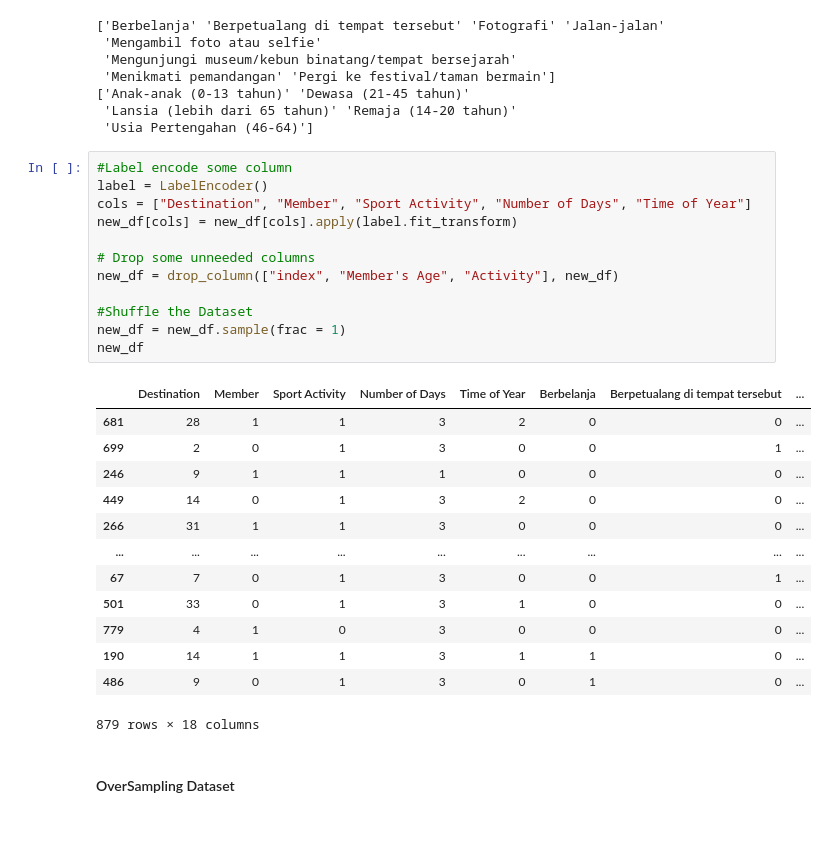
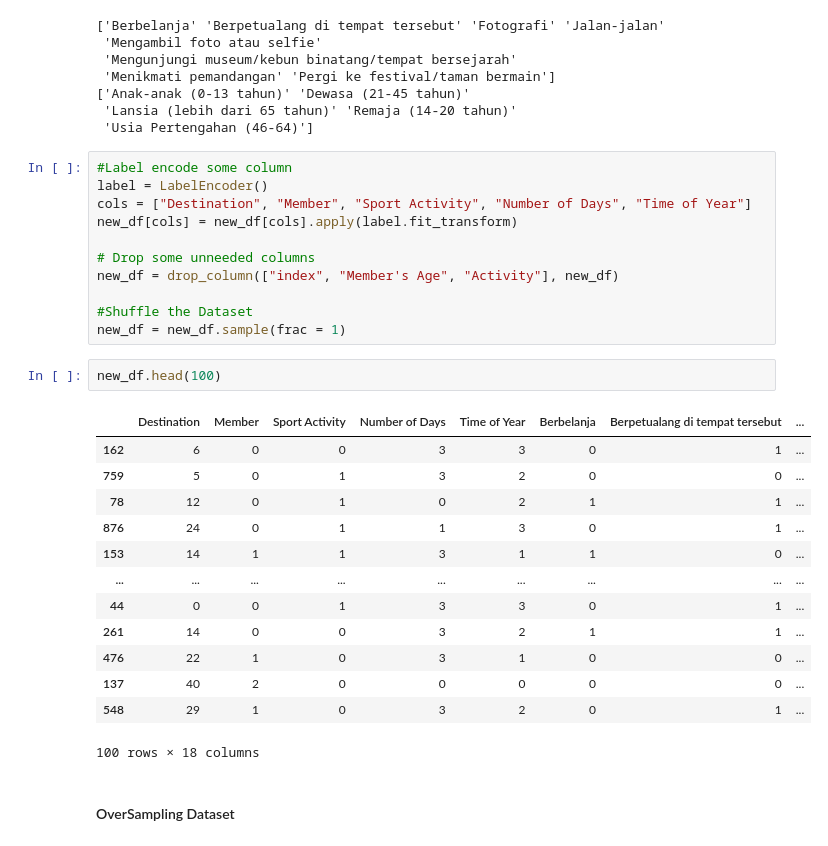
Before and after one commit to C22-PS165-Heal-Go/HnG-MachineLearning, a Jupyter notebook: src/dl_model.ipynb, the cells around one changed output. Drawn from its saved outputs; the diff is of its cells as text.

```diff
--- a/src/dl_model.ipynb
+++ b/src/dl_model.ipynb
@@ -141,21 +178,22 @@ new_df = drop_column(["index", "Member's Age", "Activity"], new_df)
 
 #Shuffle the Dataset
 new_df = new_df.sample(frac = 1)
-new_df
-# %% [output]
-|  | Destination | Member | Sport Activity | Number of Days | Time of Year | Berbelanja | Berpetualang di tempat tersebut | ... |
-| 681 | 28 | 1 | 1 | 3 | 2 | 0 | 0 | ... |
-| 699 | 2 | 0 | 1 | 3 | 0 | 0 | 1 | ... |
-| 246 | 9 | 1 | 1 | 1 | 0 | 0 | 0 | ... |
-| 449 | 14 | 0 | 1 | 3 | 2 | 0 | 0 | ... |
-| 266 | 31 | 1 | 1 | 3 | 0 | 0 | 0 | ... |
-| ... | ... | ... | ... | ... | ... | ... | ... | ... |
-| 67 | 7 | 0 | 1 | 3 | 0 | 0 | 1 | ... |
-| 501 | 33 | 0 | 1 | 3 | 1 | 0 | 0 | ... |
-| 779 | 4 | 1 | 0 | 3 | 0 | 0 | 0 | ... |
-| 190 | 14 | 1 | 1 | 3 | 1 | 1 | 0 | ... |
-| 486 | 9 | 0 | 1 | 3 | 0 | 1 | 0 | ... |
-879 rows × 18 columns
+# %%
+new_df.head(100)
+# %% [output]
+|  | Destination | Member | Sport Activity | Number of Days | Time of Year | Berbelanja | Berpetualang di tempat tersebut | ... |
+| 162 | 6 | 0 | 0 | 3 | 3 | 0 | 1 | ... |
+| 759 | 5 | 0 | 1 | 3 | 2 | 0 | 0 | ... |
+| 78 | 12 | 0 | 1 | 0 | 2 | 1 | 1 | ... |
+| 876 | 24 | 0 | 1 | 1 | 3 | 0 | 1 | ... |
+| 153 | 14 | 1 | 1 | 3 | 1 | 1 | 0 | ... |
+| ... | ... | ... | ... | ... | ... | ... | ... | ... |
+| 44 | 0 | 0 | 1 | 3 | 3 | 0 | 1 | ... |
+| 261 | 14 | 0 | 0 | 3 | 2 | 1 | 1 | ... |
+| 476 | 22 | 1 | 0 | 3 | 1 | 0 | 0 | ... |
+| 137 | 40 | 2 | 0 | 0 | 0 | 0 | 0 | ... |
+| 548 | 29 | 1 | 0 | 3 | 2 | 0 | 1 | ... |
+100 rows × 18 columns
 # %% [markdown]
 #### OverSampling Dataset
 # %%
```
Also changed, not shown: parts of 24 cells of this notebook, 7 other files.
